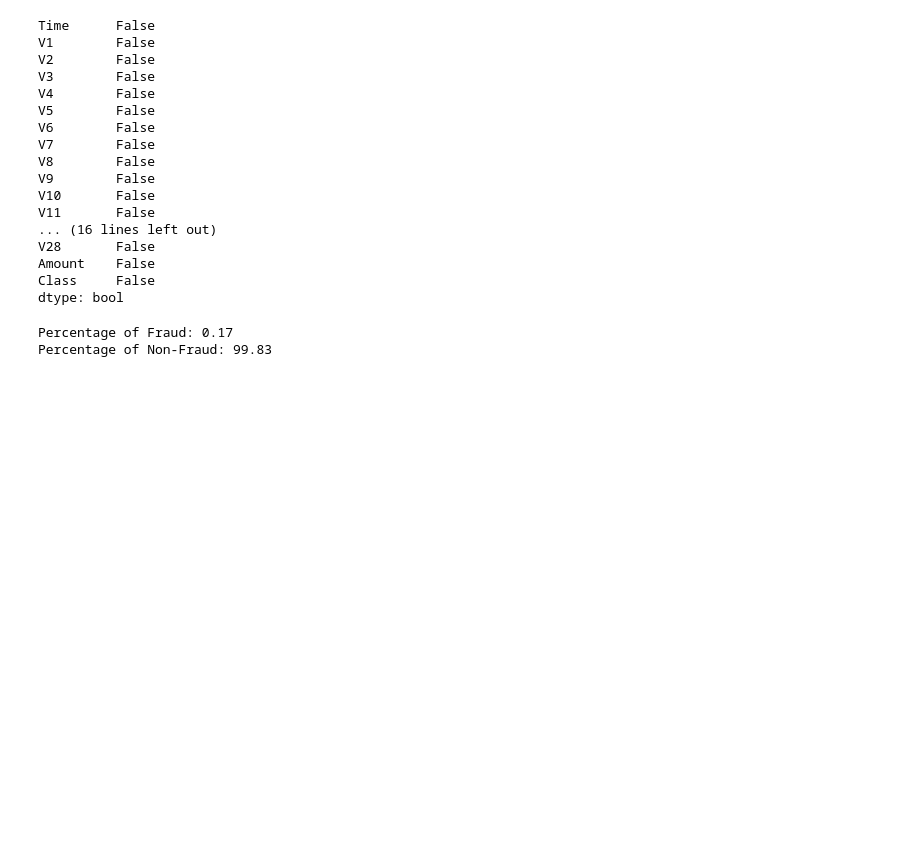
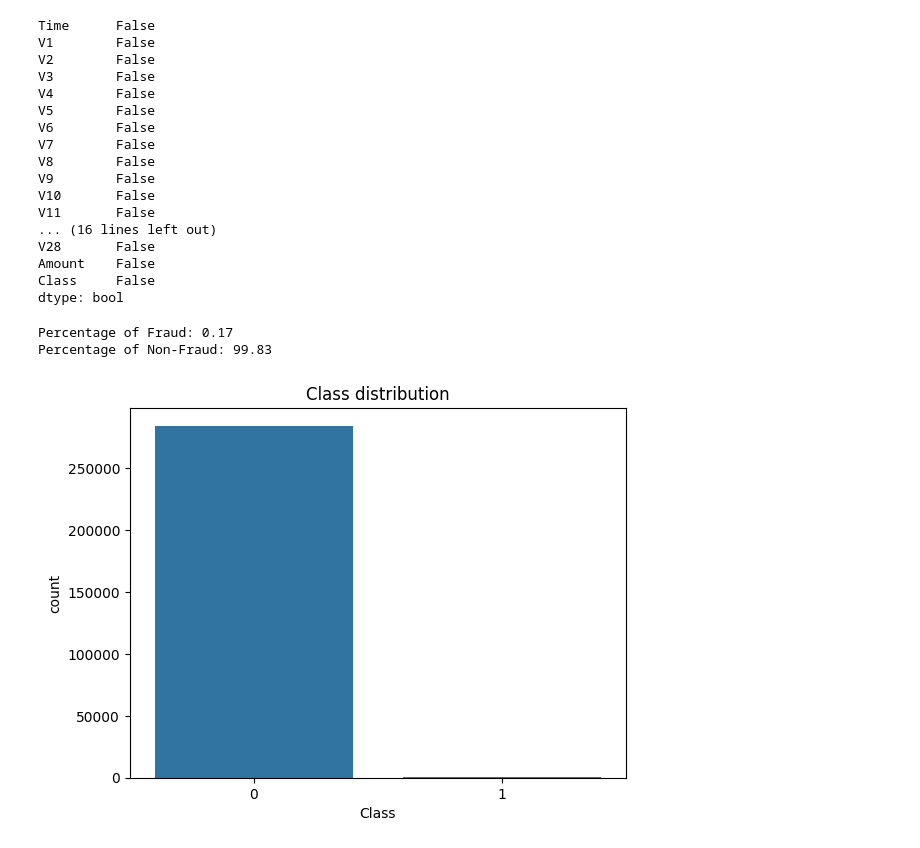
Before and after one commit to vantablade/Credit-Card-Fraud-Detection, a Jupyter notebook: analysis_notebook.ipynb, the cells around one changed output. Cells and saved outputs as stored; diff of their text form; code cells hidden in the pictures; blank space fills up the shorter version.

Commit message:
Graphs

```diff
--- a/analysis_notebook.ipynb
+++ b/analysis_notebook.ipynb
@@ -56,3 +56,10 @@ print(f"Percentage of Non-Fraud: {non_fraud_counts/(fraud_counts + non_fraud_cou
 # %% [output]
 Percentage of Fraud: 0.17
 Percentage of Non-Fraud: 99.83
+# %%
+sns.countplot(x='Class', data =df)
+
+plt.title("Class distribution")
+plt.show()
+# %% [output]
+[figure, added]
```
Also changed, not shown: parts of 6 cells of this notebook.
